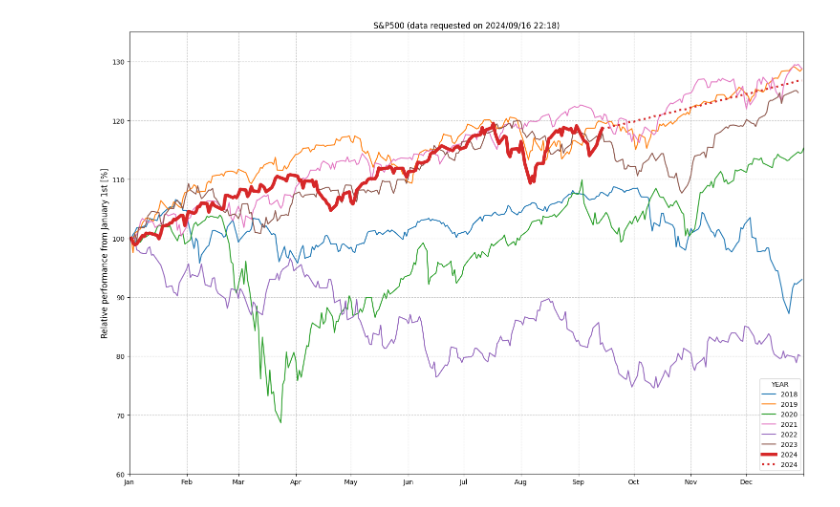
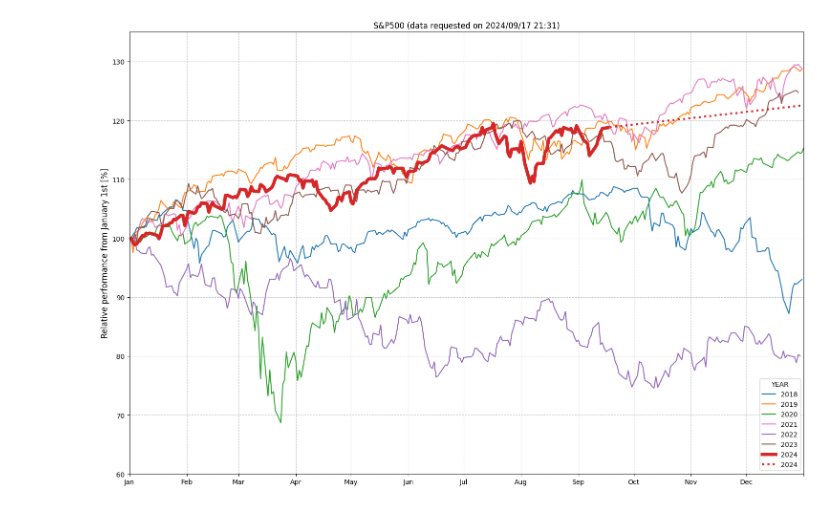
Before and after one commit to Yoshiharu-Ikutani/sp500, a Jupyter notebook: sp500.ipynb, the cells around one changed output. Cells and saved outputs as stored; diff of their text form; code cells hidden in the pictures.

```diff
--- a/sp500.ipynb
+++ b/sp500.ipynb
@@ -3,6 +3,10 @@ import yfinance as yf
 import pandas as pd
 import matplotlib.pyplot as plt
 from datetime import datetime, timedelta
+import numpy as np
+np.float_ = np.float64
+from prophet import Prophet
+SHOW_PREDICT = True
 
 # S&P 500のデータを取得
 sp500 = yf.Ticker("^GSPC")
@@ -16,9 +20,22 @@ current_price = data['Close'].iloc[-1]
 print('current_date: ' + str(current_date))
 print('current_price: ' + str(current_price))
 
+# Prophetが要求するフォーマットにデータを変換
+df = data.reset_index()[["Date", "Close"]]
+df.columns = ["ds", "y"]
+df['ds'] = df['ds'].dt.tz_localize(None)
+
+# Prophetモデルの初期化と学習
+model = Prophet(daily_seasonality=True)
+model.fit(df)
+
+# 将来の日付を生成し、予測を実行
+future_dates = model.make_future_dataframe(periods=365)
+forecast = model.predict(future_dates)
+
 # 将来の想定値を設定
 target_date = datetime(data.index[-1].year, 12, 31)  # 想定値を達成する将来の日を指定します（例: 2024年12月31日）
-target_price = current_price * 1.1  # 例: S&P 500インデックスの想定値
+target_price = forecast[forecast['ds'] == target_date.strftime("%Y-%m-%d")].yhat.values[0]
 print('target_date: ' + str(target_date))
 print('target_price: ' + str(target_price))
 
@@ -50,7 +67,8 @@ for i, (year, values) in enumerate(yearly_data.items()):
     if year == datetime.now().year:
         _l = len(data[data.index.year == last_year]['Close'])
         plt.plot(values.index.dayofyear[0:_l], values[0:_l], label=str(year), color=colors[-1], linewidth=5)
-        plt.plot(values.index.dayofyear[_l:], values[_l:], label=str(year), color=colors[-1], linewidth=3, linestyle=':')
+        if SHOW_PREDICT:
+            plt.plot(values.index.dayofyear[_l:], values[_l:], label=str(year), color=colors[-1], linewidth=3, linestyle=':')
     else:
         plt.plot(values.index.dayofyear, values, label=str(year), color=colors[i % len(colors)])
 
@@ -75 +95 @@ target_price: 6188.622021484375
-[figure, old version]
+[figure, new version]
```
Also changed, not shown: parts of 1 cell of this notebook, 1 other file.
